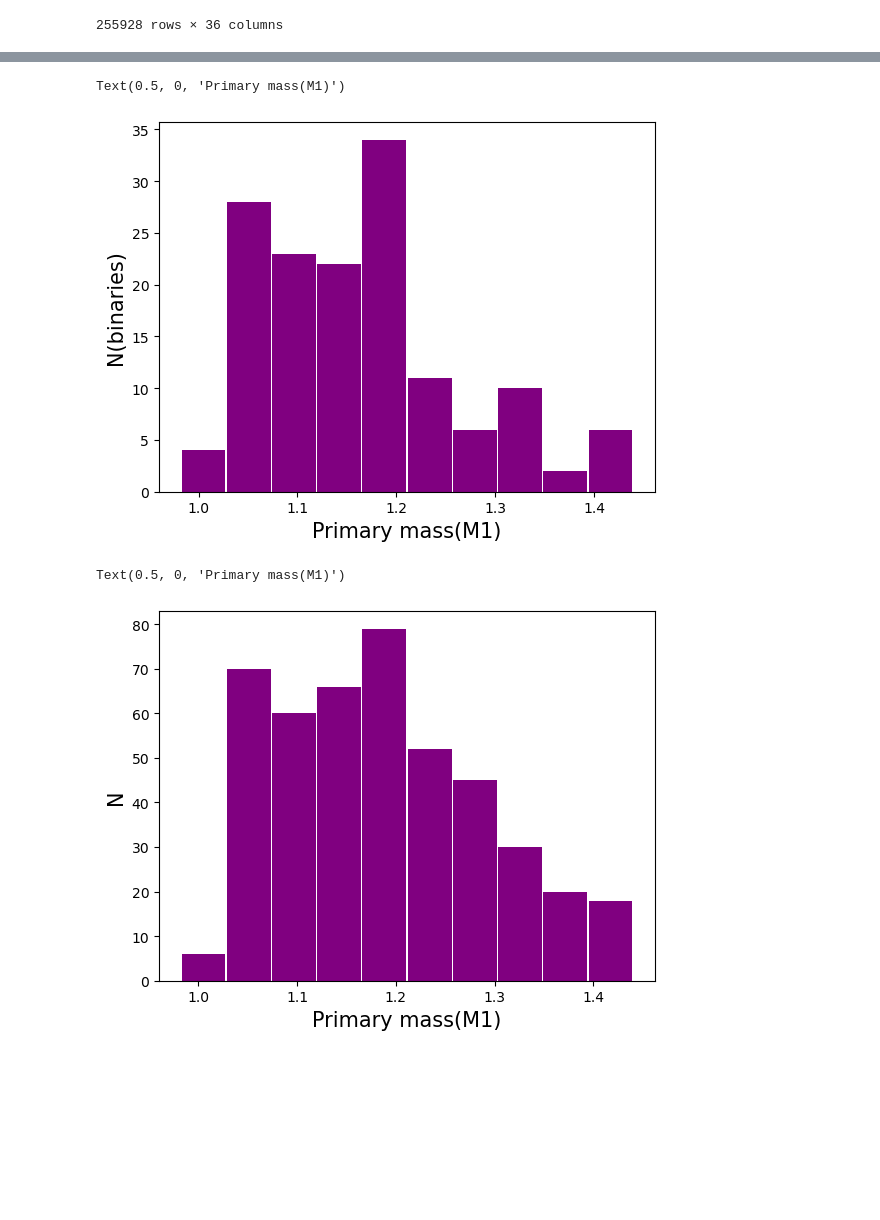
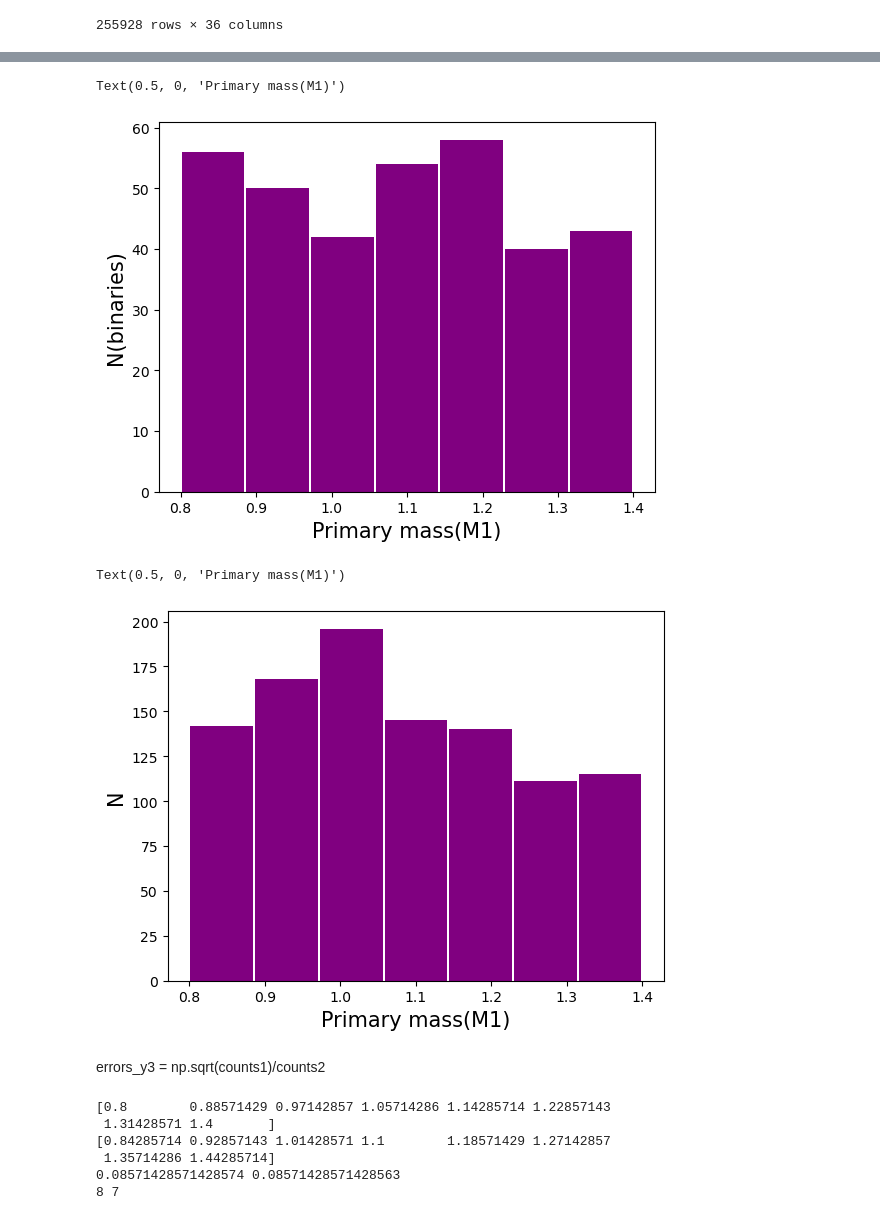
Before and after one commit to Clairezy/BASE9_utils, a Jupyter notebook: getGaiaData/MegaCMDplotandmore.ipynb, the cells around one changed output, grey strips where cells are left out. Drawn from its saved outputs; the diff is of its cells as text; code cells hidden in the pictures; blank space fills up the shorter version.

```diff
--- a/getGaiaData/MegaCMDplotandmore.ipynb
+++ b/getGaiaData/MegaCMDplotandmore.ipynb
@@ -234,3 +278,4 @@ photBinary
 # %%
-newphotbinary = photBinary[['g_ps', 'r_ps','z_ps','qMean','qStd','m1Mean','m2Mean']].copy()
+newphotbinary = photBinary[['G', 'G_BP','G_RP','qMean','qStd','m1Mean','m2Mean']].copy()
 newphotbinary
+newphotbinarycut =  photBinarycut[['G', 'G_BP','G_RP','qMean','qStd','m1Mean','m2Mean']].copy()
@@ -283,8 +314,10 @@ newGaia2
 255928 rows × 5 columns
 # %%
-merged_Frame = pd.merge(newGaia2, newphotbinary, on=['g_ps','r_ps'])
-merged_Frame_all = pd.merge(newGaia2, phot2, on=['g_ps','r_ps'])
+merged_Frame = pd.merge(newGaia2, newphotbinary, on=['G','G_BP'])
+merged_Frame_all = pd.merge(newGaia2, phot2, on=['G','G_BP'])
+merged_Frame_cut = pd.merge(newGaia2, newphotbinarycut, on=['G','G_BP'])
+merged_Frame_cut_all = pd.merge(newGaia2, photcut, on=['G','G_BP'])
 
-merged_Frame_all
+merged_Frame_cut
 # why do non-binaries still have a mass ratio?
 # %% [output]
@@ -303,0 +337,21 @@ merged_Frame_all
+# %%
+from astropy import units as u
+for i in merged_Frame_cut_all:
+    c1 = SkyCoord(np.deg2rad(merged_Frame_cut_all['ra']),np.deg2rad(merged_Frame_cut_all['dec']),unit='rad')
+    c2 = SkyCoord(np.deg2rad(295.3250),np.deg2rad(40.19),unit='rad')
+    merged_Frame_cut_all['distance'] = c1.separation(c2)
+from astropy import units as u
+for i in merged_Frame_cut:
+    c3 = SkyCoord(np.deg2rad(merged_Frame_cut['ra']),np.deg2rad(merged_Frame_cut['dec']),unit='rad')
+    c4 = SkyCoord(np.deg2rad(295.3250),np.deg2rad(40.19),unit='rad')
+    merged_Frame_cut['distance'] = c3.separation(c4)
+from astropy import units as u
+for i in merged_Frame:
+    c5 = SkyCoord(np.deg2rad(merged_Frame['ra']),np.deg2rad(merged_Frame['dec']),unit='rad')
+    c6 = SkyCoord(np.deg2rad(295.3250),np.deg2rad(40.19),unit='rad')
+    merged_Frame['distance'] = c5.separation(c6)
+from astropy import units as u
+for i in merged_Frame_all:
+    c7 = SkyCoord(np.deg2rad(merged_Frame_all['ra']),np.deg2rad(merged_Frame_all['dec']),unit='rad')
+    c8 = SkyCoord(np.deg2rad(295.3250),np.deg2rad(40.19),unit='rad')
+    merged_Frame_all['distance'] = c7.separation(c8)
@@ -304,4 +385,4 @@ merged_Frame_all
 # %%
-from astropy import units as u
-for i in merged_Frame_all:
-    merged_Frame_all['distance'] = np.sqrt((132.84-merged_Frame_all['ra'])**(2)+(11.81-merged_Frame_all['dec'])**2)
+# from astropy import units as u
+# for i in merged_Frame_cut_all:
+#     merged_Frame_cut_all['distance'] = np.sqrt((295.3250-merged_Frame_cut_all['ra'])**(2)+(40.19-merged_Frame_cut_all['dec'])**2)
@@ -335,14 +423,14 @@ merged_Frame
 # %%
-counts5, bins5, bars5 = plt.hist(merged_Frame['m1Mean'],bins=10, linewidth=2,color='purple',rwidth=0.97)
+counts1, bins1, bars1 = plt.hist(merged_Frame['m1Mean'],bins=np.linspace(0.8, 1.4, 8), linewidth=2,color='purple',rwidth=0.97)
 plt.ylabel('N(binaries)',fontsize=15)
 plt.xlabel('Primary mass(M1)',fontsize=15)
 # %% [output]
 Text(0.5, 0, 'Primary mass(M1)')
-[figure, old version]
+[figure, new version]
 # %%
-counts6, bins6, bars6 = plt.hist(merged_Frame_all['m1Mean'],bins=10,linewidth=2,color='purple',rwidth=0.97)
+counts2, bins2, bars2 = plt.hist(merged_Frame_all['m1Mean'],bins=np.linspace(0.8, 1.4, 8),linewidth=2,color='purple',rwidth=0.97)
 plt.ylabel('N',fontsize=15)
 plt.xlabel('Primary mass(M1)',fontsize=15)
 # %% [output]
 Text(0.5, 0, 'Primary mass(M1)')
-[figure, old version]
+[figure, new version]
@@ -349 +439,16 @@ Text(0.5, 0, 'Primary mass(M1)')
+# %% [markdown]
+errors_y3 = np.sqrt(counts1)/counts2
+# %%
+print(bins1)
+print(bins1 + (bins1[1]-bins1[0])/2 )
+print(bins1[1]-bins1[0],bins1[2]-bins1[1])
+
+print(len(bins1), len(counts1/counts2))
+# %% [output]
+[0.8        0.88571429 0.97142857 1.05714286 1.14285714 1.22857143
+ 1.31428571 1.4       ]
+[0.84285714 0.92857143 1.01428571 1.1        1.18571429 1.27142857
+ 1.35714286 1.44285714]
+0.08571428571428574 0.08571428571428563
+8 7
 # %%
```
Also changed, not shown: parts of 59 cells of this notebook, 1 other file.
